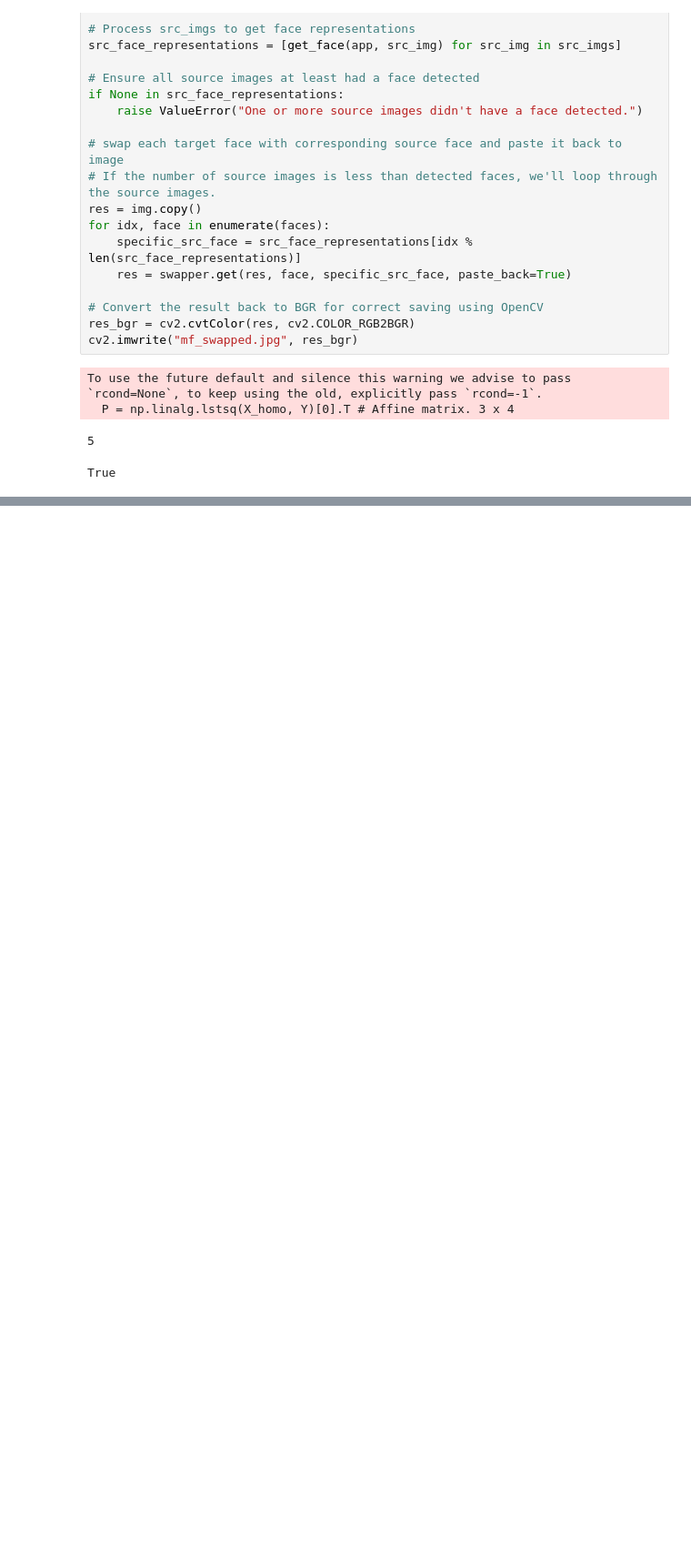
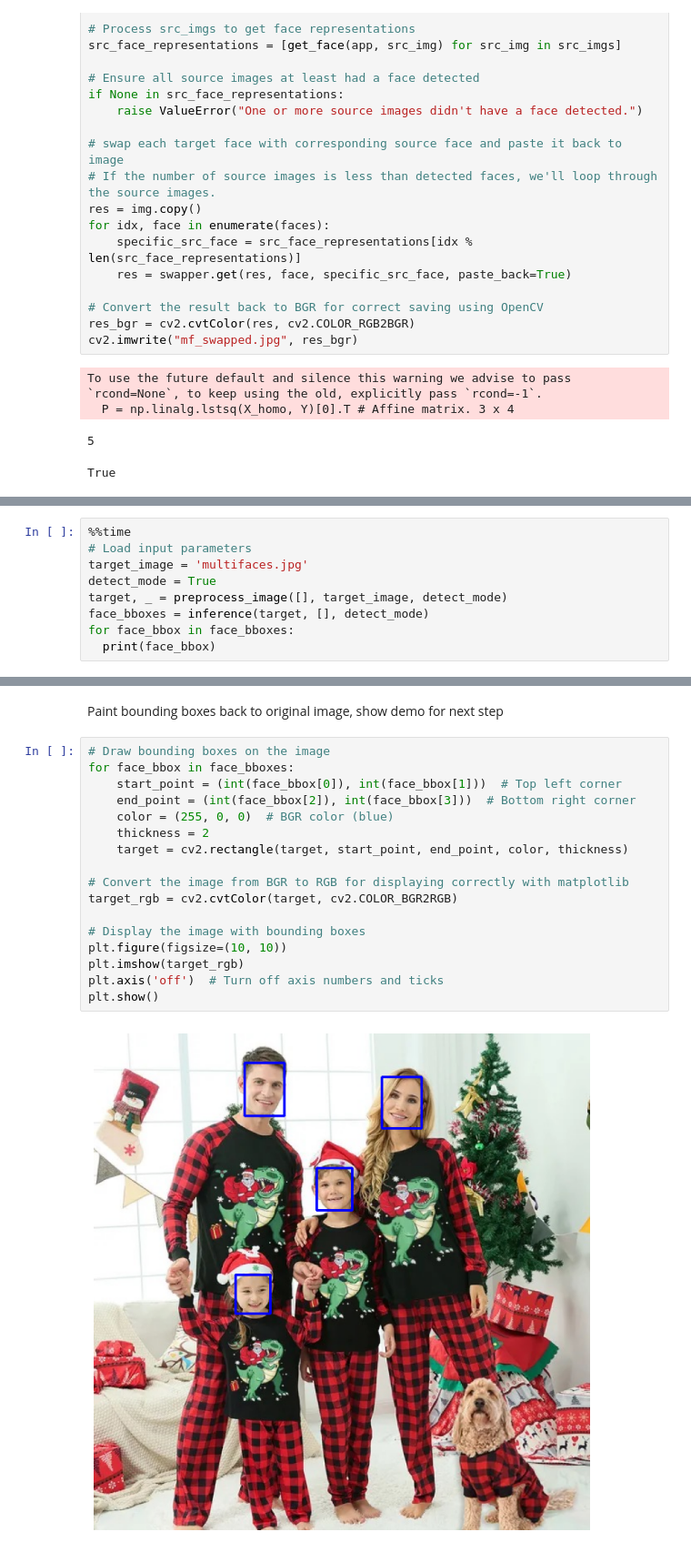
Before and after one commit to FMXExpress/cog-face-swap, a Jupyter notebook: notebook/Insightface_face_swap.ipynb, the cells around one changed output, grey strips where cells are left out. Shown at 91% size. Drawn from its saved outputs; the diff is of its cells as text; blank space fills up the shorter version.

```diff
--- a/notebook/Insightface_face_swap.ipynb
+++ b/notebook/Insightface_face_swap.ipynb
@@ -264,0 +453,9 @@ class Predictor():
+# %%
+%%time
+# Load input parameters
+target_image = 'multifaces.jpg'
+detect_mode = True
+target, _ = preprocess_image([], target_image, detect_mode)
+face_bboxes = inference(target, [], detect_mode)
+for face_bbox in face_bboxes:
+  print(face_bbox)
@@ -264,0 +472,21 @@ class Predictor():
+# %% [markdown]
+Paint bounding boxes back to original image, show demo for next step
+# %%
+# Draw bounding boxes on the image
+for face_bbox in face_bboxes:
+    start_point = (int(face_bbox[0]), int(face_bbox[1]))  # Top left corner
+    end_point = (int(face_bbox[2]), int(face_bbox[3]))  # Bottom right corner
+    color = (255, 0, 0)  # BGR color (blue)
+    thickness = 2
+    target = cv2.rectangle(target, start_point, end_point, color, thickness)
+
+# Convert the image from BGR to RGB for displaying correctly with matplotlib
+target_rgb = cv2.cvtColor(target, cv2.COLOR_BGR2RGB)
+
+# Display the image with bounding boxes
+plt.figure(figsize=(10, 10))
+plt.imshow(target_rgb)
+plt.axis('off')  # Turn off axis numbers and ticks
+plt.show()
+# %% [output]
+[figure, added]
```
Also changed, not shown: parts of 34 cells of this notebook, 4 other files.
